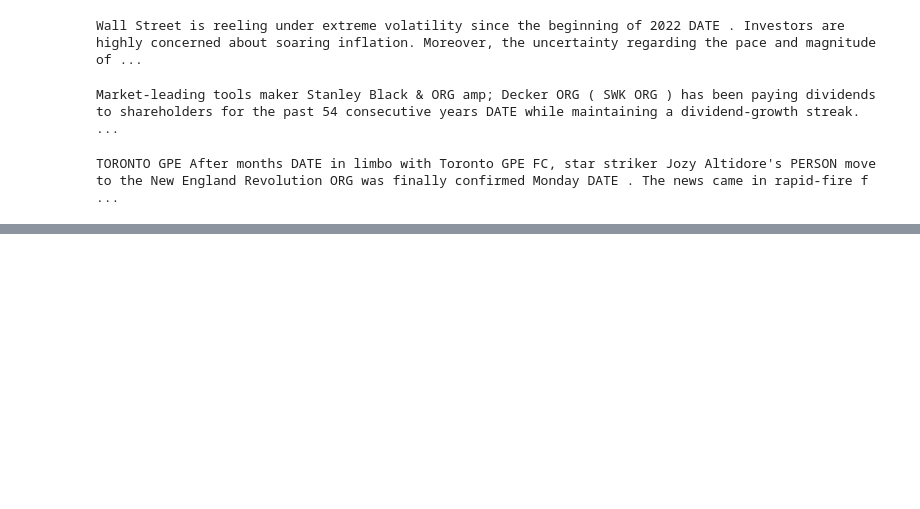
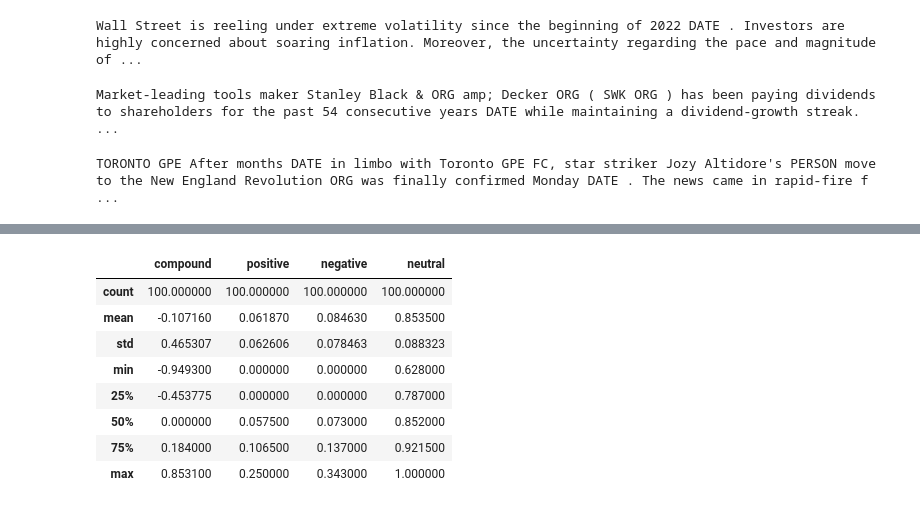
Before and after one commit to StrawhatRA/NLP-Tweet-Investor, a Jupyter notebook: data_collection_JS.ipynb, the cells around one changed output, grey strips where cells are left out. Drawn from its saved outputs; the diff is of its cells as text; code cells hidden in the pictures; blank space fills up the shorter version.

```diff
--- a/data_collection_JS.ipynb
+++ b/data_collection_JS.ipynb
@@ -663,0 +613,35 @@ df_polen.head(10)
+# %%
+dow_headlines = newsapi.get_everything(
+    q = "Dow",
+    language="en",
+    page_size=100,
+    sort_by="relevancy"
+)
+
+apple_headlines = newsapi.get_everything(
+    q = "Apple",
+    language="en",
+    page_size=100,
+    sort_by="relevancy"
+)
+
+amazon_headlines = newsapi.get_everything(
+    q = "Amazon",
+    language="en",
+    page_size=100,
+    sort_by="relevancy"
+)
+
+tesla_headlines = newsapi.get_everything(
+    q = "Tesla",
+    language="en",
+    page_size=100,
+    sort_by="relevancy"
+)
+
+amd_headlines = newsapi.get_everything(
+    q = "AMD",
+    language="en",
+    page_size=100,
+    sort_by="relevancy"
+)
@@ -664,2 +797,12 @@ df_polen.head(10)
 # %%
-df_polen.describe()
+dow_df.describe()
+# %% [output]
+|  | compound | positive | negative | neutral |
+| count | 100.000000 | 100.000000 | 100.000000 | 100.000000 |
+| mean | -0.107160 | 0.061870 | 0.084630 | 0.853500 |
+| std | 0.465307 | 0.062606 | 0.078463 | 0.088323 |
+| min | -0.949300 | 0.000000 | 0.000000 | 0.628000 |
+| 25% | -0.453775 | 0.000000 | 0.000000 | 0.787000 |
+| 50% | 0.000000 | 0.057500 | 0.073000 | 0.852000 |
+| 75% | 0.184000 | 0.106500 | 0.137000 | 0.921500 |
+| max | 0.853100 | 0.250000 | 0.343000 | 1.000000 |
```
Also changed, not shown: parts of 13 cells of this notebook.
